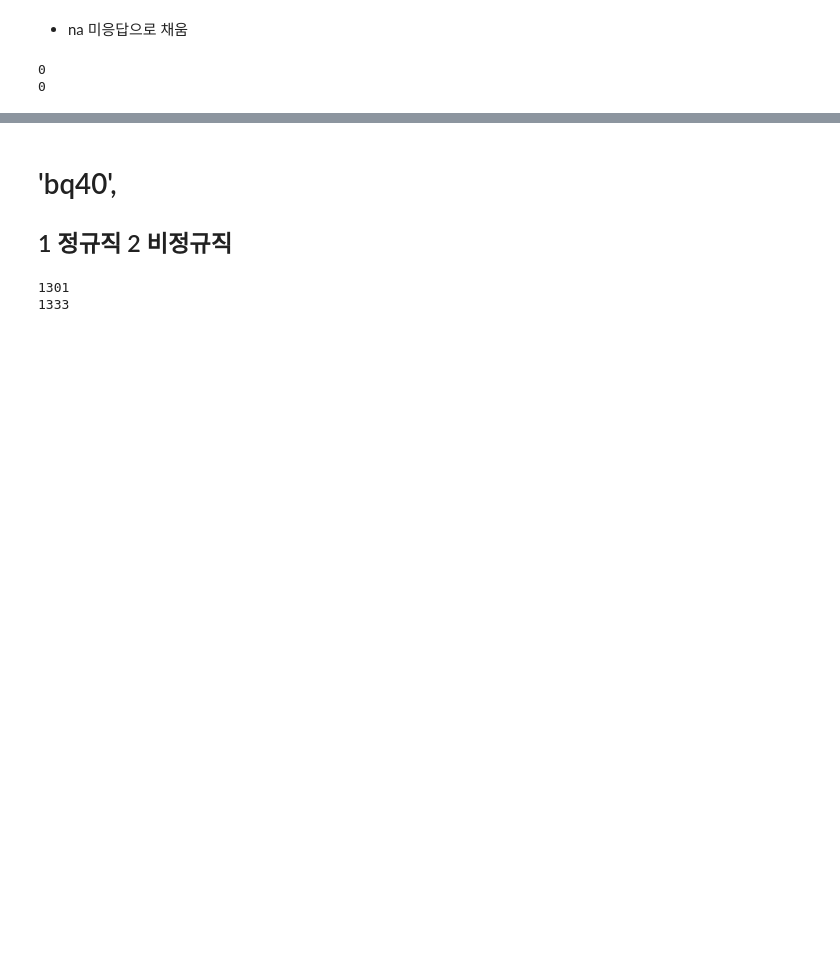
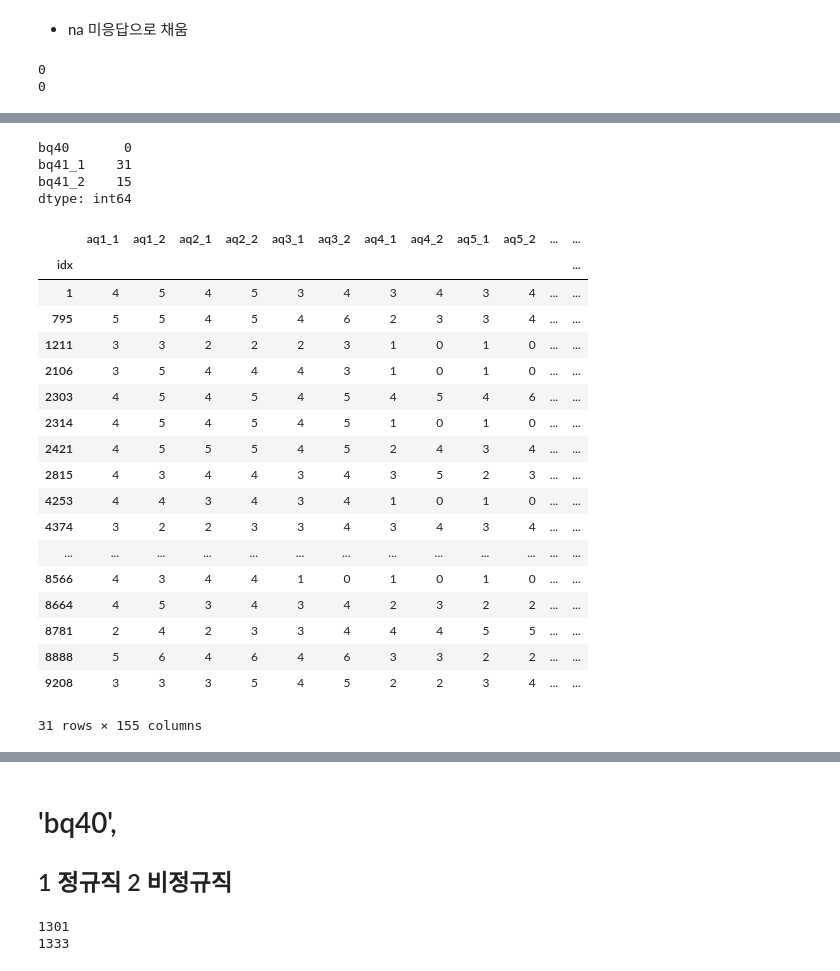
Before and after one commit to joniekwon/dacon, a Jupyter notebook: know/DAY1 EDA.ipynb, the cells around one changed output, grey strips where cells are left out. Saved outputs shown, nothing was run; the diff lists cells and outputs as text; code cells hidden in the pictures; blank space fills up the shorter version.

```diff
--- a/know/DAY1 EDA.ipynb
+++ b/know/DAY1 EDA.ipynb
@@ -1141,0 +1070,2 @@ know_test[0].loc[:,['bq39_1','bq39_2','bq40', 'bq41_1', 'bq41_2', 'bq41_3']]
+# %%
+know_train[0].loc[(know_train[0].bq39_1==1)&(know_train[0].bq41_3.isna()==False)&(know_train[0].bq41_2.isna()==False), 'bq41_3'] = np.nan
@@ -1141,0 +1129,3 @@ know_test[0].loc[:,['bq39_1','bq39_2','bq40', 'bq41_1', 'bq41_2', 'bq41_3']]
+# %%
+temp = know_train[0][(know_train[0].bq39_1==2)&(know_train[0].bq41_2.isna()==False)&(know_train[0].bq41_3.isna()==True)].bq41_2
+temp
@@ -1141,0 +1146,4 @@ know_test[0].loc[:,['bq39_1','bq39_2','bq40', 'bq41_1', 'bq41_2', 'bq41_3']]
+# %%
+know_train[0].loc[(know_train[0].bq39_1==2)&(know_train[0].bq41_2.isna()==False)&(know_train[0].bq41_3.isna()==True), 'bq41_3'] = temp
+# %%
+know_train[0].loc[(know_train[0].bq39_1==2), ['bq41_2']] = np.nan
@@ -1141,0 +1167,29 @@ know_test[0].loc[:,['bq39_1','bq39_2','bq40', 'bq41_1', 'bq41_2', 'bq41_3']]
+# %%
+know_train[0].loc[(know_train[0].bq39_1==1), ['bq40', 'bq41_1','bq41_2']].isna().sum()
+# %% [output]
+bq40       0
+bq41_1    31
+bq41_2    15
+dtype: int64
+# %%
+know_train[0][(know_train[0].bq39_1==1)& (know_train[0].bq41_1.isna()==True)]
+# %% [output]
+|  | aq1_1 | aq1_2 | aq2_1 | aq2_2 | aq3_1 | aq3_2 | aq4_1 | aq4_2 | aq5_1 | aq5_2 | ... | ... |
+| idx |  |  |  |  |  |  |  |  |  |  |  | ... |
+| 1 | 4 | 5 | 4 | 5 | 3 | 4 | 3 | 4 | 3 | 4 | ... | ... |
+| 795 | 5 | 5 | 4 | 5 | 4 | 6 | 2 | 3 | 3 | 4 | ... | ... |
+| 1211 | 3 | 3 | 2 | 2 | 2 | 3 | 1 | 0 | 1 | 0 | ... | ... |
+| 2106 | 3 | 5 | 4 | 4 | 4 | 3 | 1 | 0 | 1 | 0 | ... | ... |
+| 2303 | 4 | 5 | 4 | 5 | 4 | 5 | 4 | 5 | 4 | 6 | ... | ... |
+| 2314 | 4 | 5 | 4 | 5 | 4 | 5 | 1 | 0 | 1 | 0 | ... | ... |
+| 2421 | 4 | 5 | 5 | 5 | 4 | 5 | 2 | 4 | 3 | 4 | ... | ... |
+| 2815 | 4 | 3 | 4 | 4 | 3 | 4 | 3 | 5 | 2 | 3 | ... | ... |
+| 4253 | 4 | 4 | 3 | 4 | 3 | 4 | 1 | 0 | 1 | 0 | ... | ... |
+| 4374 | 3 | 2 | 2 | 3 | 3 | 4 | 3 | 4 | 3 | 4 | ... | ... |
+| ... | ... | ... | ... | ... | ... | ... | ... | ... | ... | ... | ... | ... |
+| 8566 | 4 | 3 | 4 | 4 | 1 | 0 | 1 | 0 | 1 | 0 | ... | ... |
+| 8664 | 4 | 5 | 3 | 4 | 3 | 4 | 2 | 3 | 2 | 2 | ... | ... |
+| 8781 | 2 | 4 | 2 | 3 | 3 | 4 | 4 | 4 | 5 | 5 | ... | ... |
+| 8888 | 5 | 6 | 4 | 6 | 4 | 6 | 3 | 3 | 2 | 2 | ... | ... |
+| 9208 | 3 | 3 | 3 | 5 | 4 | 5 | 2 | 2 | 3 | 4 | ... | ... |
+31 rows × 155 columns
```
Also changed, not shown: parts of 56 cells of this notebook.
